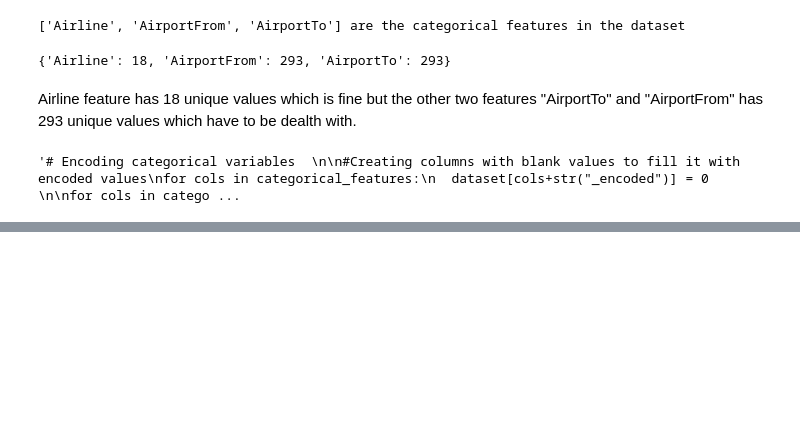
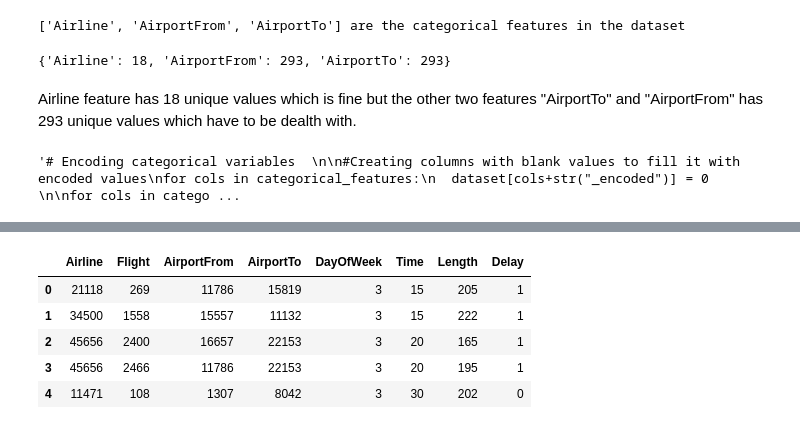
Before and after one commit to abhi-11nav/Airline-delay-prediction, a Jupyter notebook: Airline_delay_Prediction.ipynb, the cells around one changed output, grey strips where cells are left out. Saved outputs shown, nothing was run; the diff lists cells and outputs as text; code cells hidden in the pictures; blank space fills up the shorter version.

```diff
--- a/Airline_delay_Prediction.ipynb
+++ b/Airline_delay_Prediction.ipynb
@@ -120,2 +114,0 @@ dataset.head()
-# %%
-dataset.drop(["Airline_encoded","AirportFrom_encoded","AirportTo_encoded"],axis=1,inplace=True)
@@ -121,0 +126,9 @@ dataset.drop(["Airline_encoded","AirportFrom_encoded","AirportTo_encoded"],axis=
+# %%
+dataset.head()
+# %% [output]
+|  | Airline | Flight | AirportFrom | AirportTo | DayOfWeek | Time | Length | Delay |
+| 0 | 21118 | 269 | 11786 | 15819 | 3 | 15 | 205 | 1 |
+| 1 | 34500 | 1558 | 15557 | 11132 | 3 | 15 | 222 | 1 |
+| 2 | 45656 | 2400 | 16657 | 22153 | 3 | 20 | 165 | 1 |
+| 3 | 45656 | 2466 | 11786 | 22153 | 3 | 20 | 195 | 1 |
+| 4 | 11471 | 108 | 1307 | 8042 | 3 | 30 | 202 | 0 |
```
Also changed, not shown: parts of 19 cells of this notebook.
